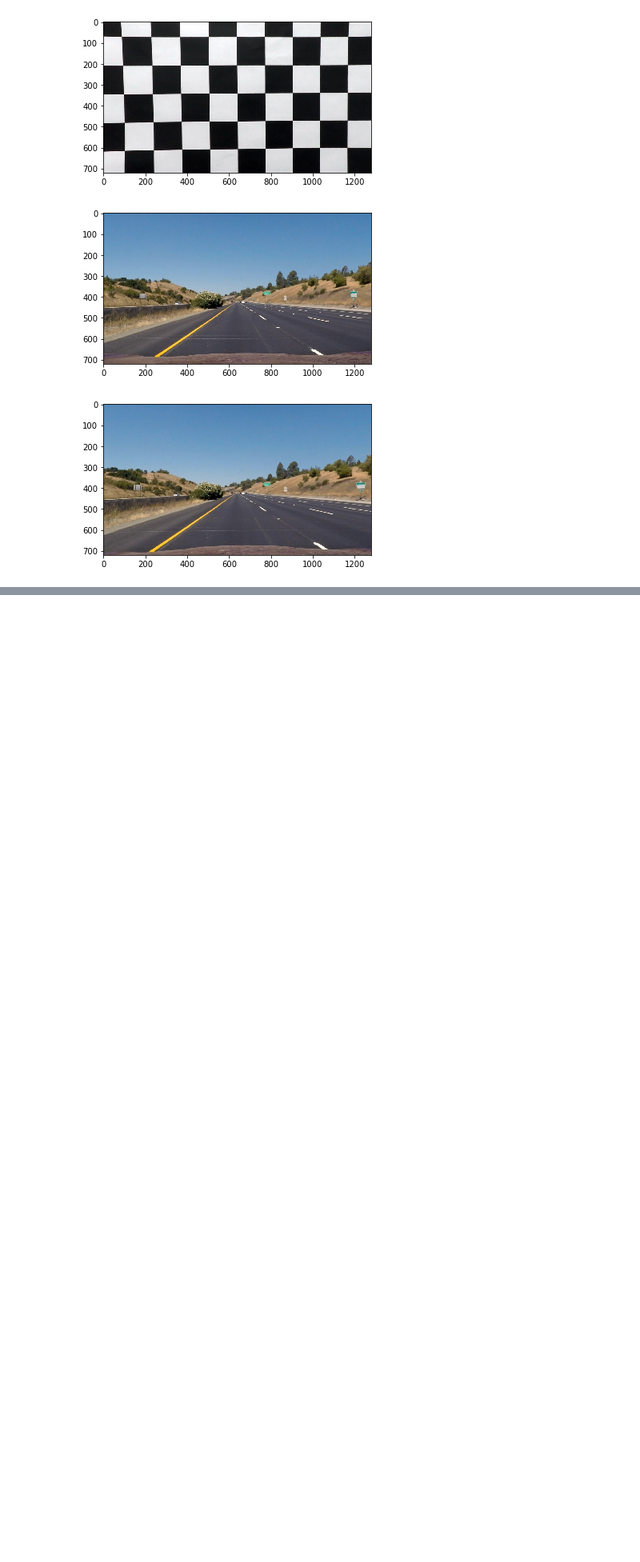
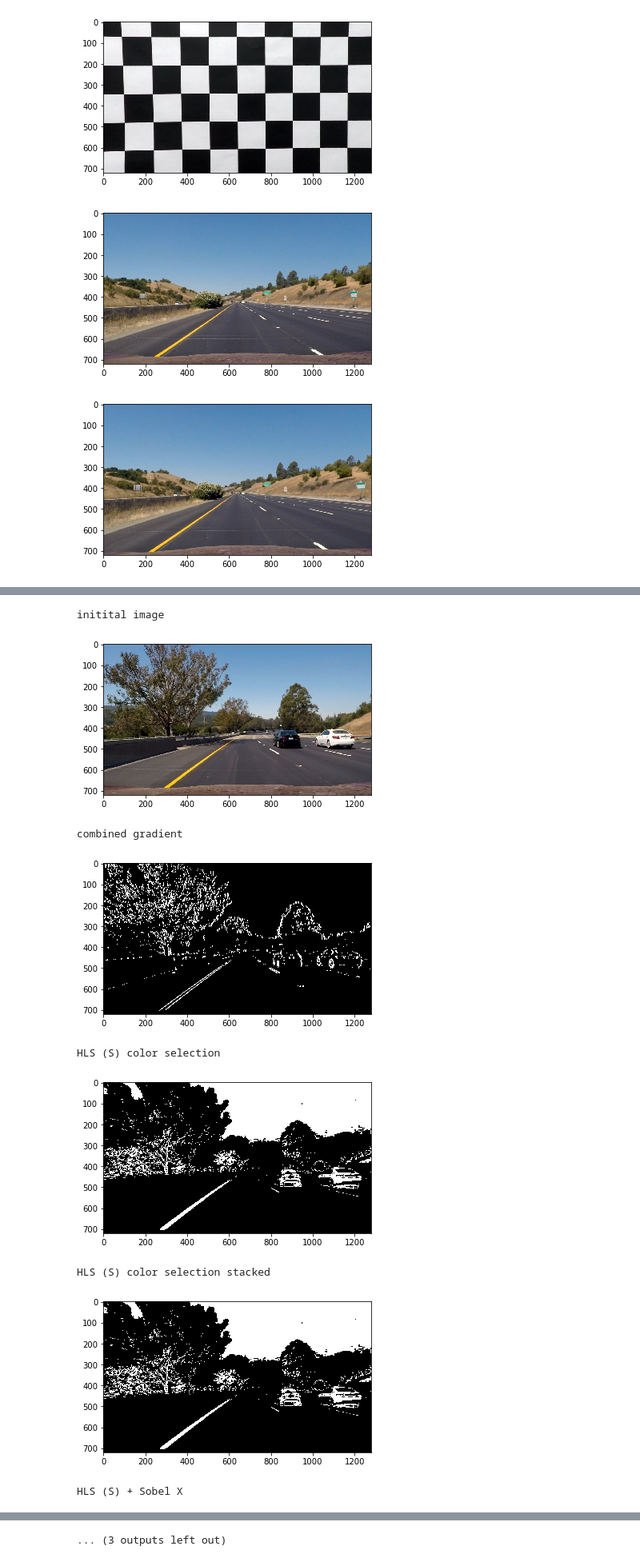
Before and after one commit to alexeysas/sdc-advanced-lane-finding, a Jupyter notebook: project.ipynb, the cells around one changed output, grey strips where cells are left out. Shown at 80% size. Saved outputs shown, nothing was run; the diff lists cells and outputs as text; code cells hidden in the pictures; blank space fills up the shorter version.

```diff
--- a/project.ipynb
+++ b/project.ipynb
@@ -129,6 +148,2 @@ plt.show()
-# %%
-def warpPerspective(image):
-    warped = cv2.warpPerspective(image, M, dsize=(1280, 720))
-    return warped
 # %%
 def abs_sobel_thresh(image, orient='x', sobel_kernel=3, thresh=(0, 255)):
@@ -279,2 +397,20 @@ def find_lines(image, nwindows = 18, show_debug=False):
+# %%
+def calculate_lines_parameters(left_line, right_line):
+    ym_per_pix = 30.0 / 720 # meters per pixel in y dimension
+    xm_per_pix = 3.4 / 700 # meters per pixel in x dimension
+
+    # Determine distances from the car center to the left and right lines
+    y_max = np.max(left_line.ploty)
+    left_line.line_distance = np.abs(center_warped[0] - left_line.current_fit[0] * y_max ** 2 - left_line.current_fit[1] * y_max - left_line.current_fit[2]) * xm_per_pix
+    right_line.line_distance = np.abs(center_warped[0] -  right_line.current_fit[0] * y_max ** 2 - right_line.current_fit[1] * y_max -  right_line.current_fit[2]) * xm_per_pix
+
+    # Fit polinoms in real measurements
+    left_fit_cr = np.polyfit(left_line.ploty * ym_per_pix, left_line.plotx * xm_per_pix, 2)
+    right_fit_cr = np.polyfit(right_line.ploty * ym_per_pix,right_line.plotx * xm_per_pix, 2)
+
+    # Determine lines curvature
+    y = np.max(left_line.ploty * ym_per_pix)
+    left_line.rad = R_curve(left_fit_cr, y)
+    right_line.rad = R_curve(right_fit_cr, y)
 # %%
 def pipline(image, step_completed = None):
@@ -427,0 +527,31 @@ def process_image(image):
+# %%
+def process_image(image, debug = False):
+    res_image, undist = pipline(image, step_completed = draw if debug else None)
+
+    left_line, right_line = find_lines(res_image, show_debug=debug)
+
+    calculate_lines_parameters(left_line, right_line)
+
+    result = draw_results(res_image, undist, left_line, right_line)
+
+    return result, left_line, right_line
+# %%
+image_name = 'test_images/test6.jpg'
+image = mpimg.imread(image_name)
+
+result, left_line, right_line = process_image(image, debug = True)
+
+plt.imshow(result)
+plt.show()
+
+matplotlib.image.imsave('images/result_sample1.png', result)
+# %% [output]
+initital image
+[figure, added]
+combined gradient
+[figure, added]
+HLS (S) color selection
+[figure, added]
+HLS (S) color selection stacked
+[figure, added]
+HLS (S) + Sobel X
@@ -427,0 +561 @@ def process_image(image):
+... (3 outputs left out)
```
Also changed, not shown: parts of 25 cells of this notebook, 5 other files.
